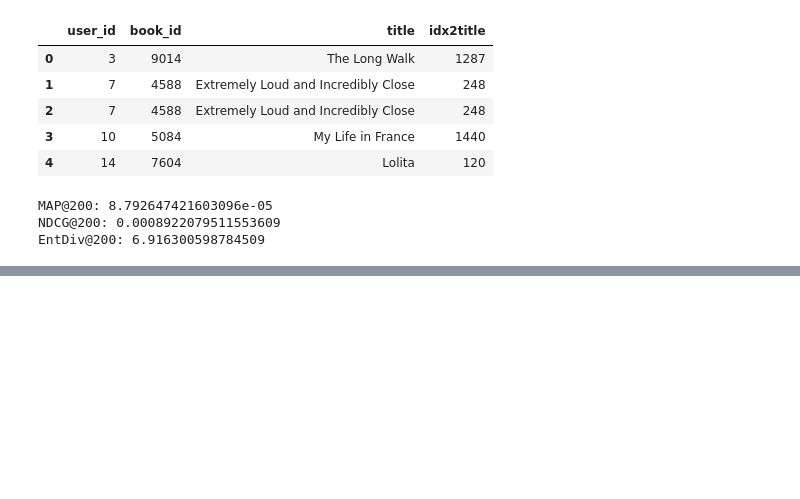
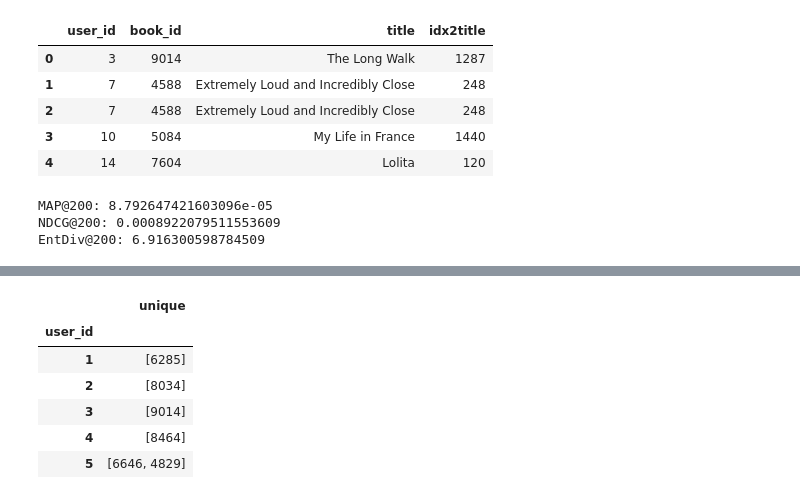
Before and after one commit to Haebuk/recommend, a Jupyter notebook: goodbooks_10k/goodbooks-10k Contents Based Model.ipynb, the cells around one changed output, grey strips where cells are left out. Cells and saved outputs as stored; diff of their text form; code cells hidden in the pictures; blank space fills up the shorter version.

```diff
--- a/goodbooks_10k/goodbooks-10k Contents Based Model.ipynb
+++ b/goodbooks_10k/goodbooks-10k Contents Based Model.ipynb
@@ -275,0 +286,11 @@ EntDiv@200: 6.916300598784509
+# %%
+agg = train.groupby(['user_id'])['book_id'].agg({'unique'})
+agg.head()
+# %% [output]
+|  | unique |
+| user_id |  |
+| 1 | [6285] |
+| 2 | [8034] |
+| 3 | [9014] |
+| 4 | [8464] |
+| 5 | [6646, 4829] |
```
Also changed, not shown: parts of 23 cells of this notebook.
